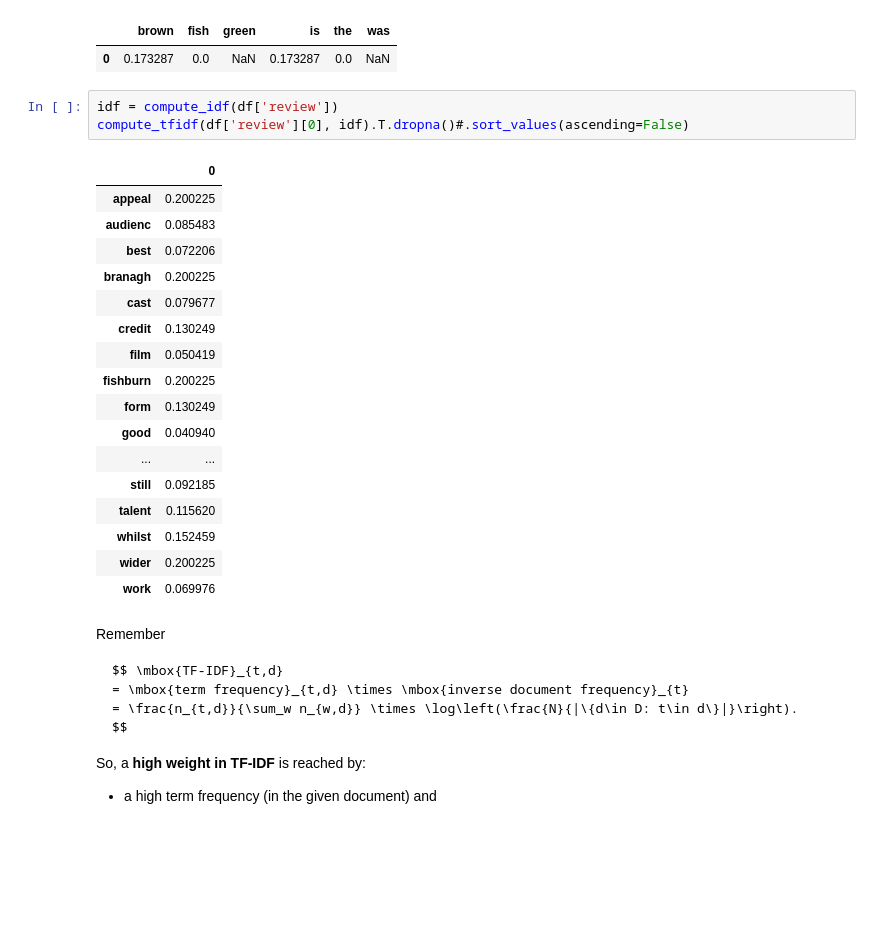
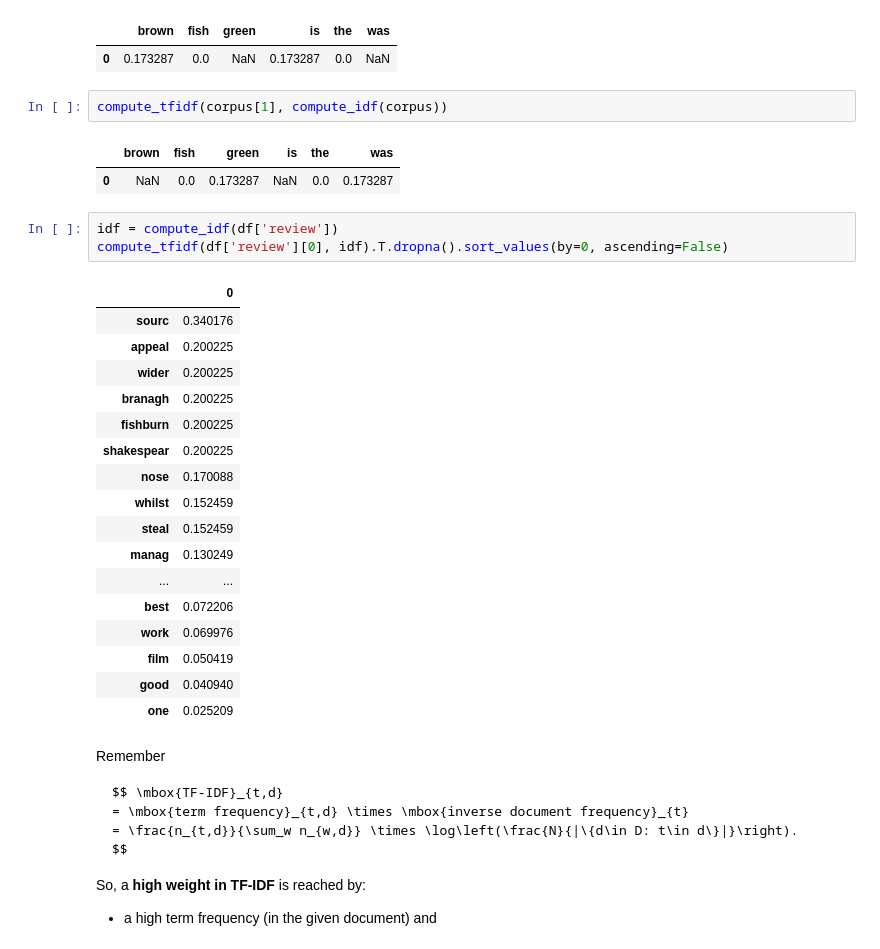
Before and after one commit to pedrojscardoso/MEEC_ISE_UALG_Introduction_to_data_science, a Jupyter notebook: 3-data-analysis/07_a_text.ipynb, the cells around one changed output. Cells and saved outputs as stored; diff of their text form; blank space fills up the shorter version.

```diff
--- a/3-data-analysis/07_a_text.ipynb
+++ b/3-data-analysis/07_a_text.ipynb
@@ -1023,27 +1026,32 @@ compute_tfidf(corpus[0], compute_idf(corpus))
 # %% [output]
 |  | brown | fish | green | is | the | was |
 | 0 | 0.173287 | 0.0 | NaN | 0.173287 | 0.0 | NaN |
+# %%
+compute_tfidf(corpus[1], compute_idf(corpus))
+# %% [output]
+|  | brown | fish | green | is | the | was |
+| 0 | NaN | 0.0 | 0.173287 | NaN | 0.0 | 0.173287 |
 # %%
 idf = compute_idf(df['review'])
-compute_tfidf(df['review'][0], idf).T.dropna()#.sort_values(ascending=False)
+compute_tfidf(df['review'][0], idf).T.dropna().sort_values(by=0, ascending=False)
 # %% [output]
 |  | 0 |
+| sourc | 0.340176 |
 | appeal | 0.200225 |
-| audienc | 0.085483 |
+| wider | 0.200225 |
+| branagh | 0.200225 |
+| fishburn | 0.200225 |
+| shakespear | 0.200225 |
+| nose | 0.170088 |
+| whilst | 0.152459 |
+| steal | 0.152459 |
+| manag | 0.130249 |
+| ... | ... |
 | best | 0.072206 |
-| branagh | 0.200225 |
-| cast | 0.079677 |
-| credit | 0.130249 |
+| work | 0.069976 |
 | film | 0.050419 |
-| fishburn | 0.200225 |
-| form | 0.130249 |
 | good | 0.040940 |
-| ... | ... |
-| still | 0.092185 |
-| talent | 0.115620 |
-| whilst | 0.152459 |
-| wider | 0.200225 |
-| work | 0.069976 |
+| one | 0.025209 |
 # %% [markdown]
 Remember
 
```
Also changed, not shown: parts of 11 cells of this notebook.
